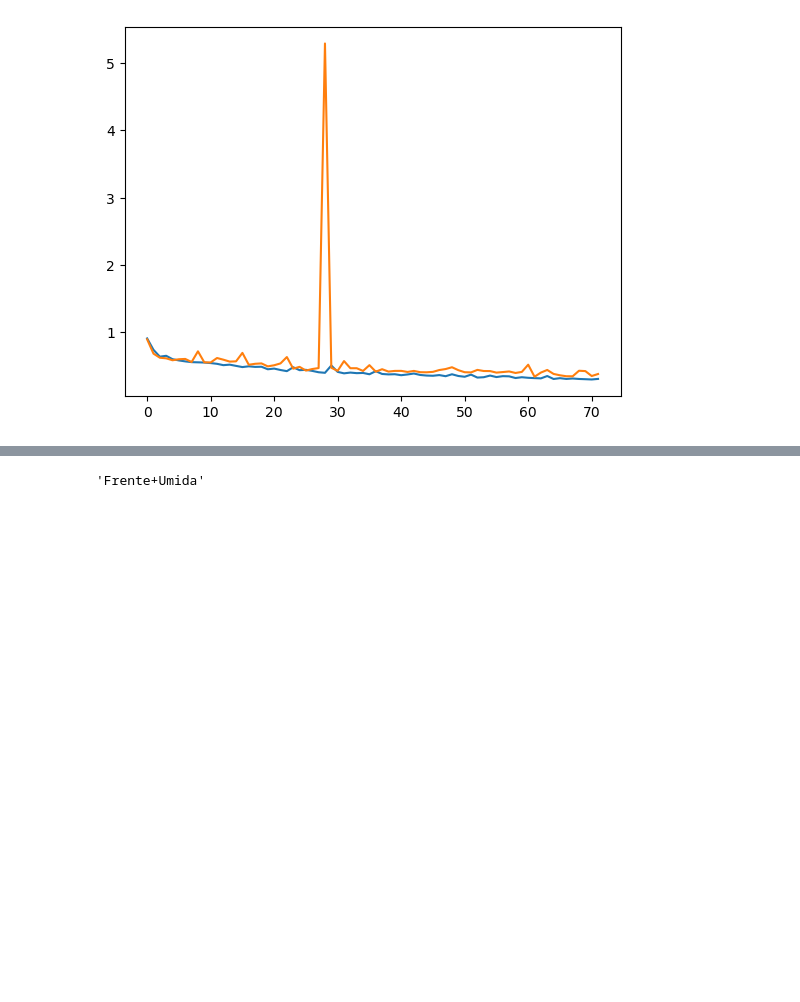
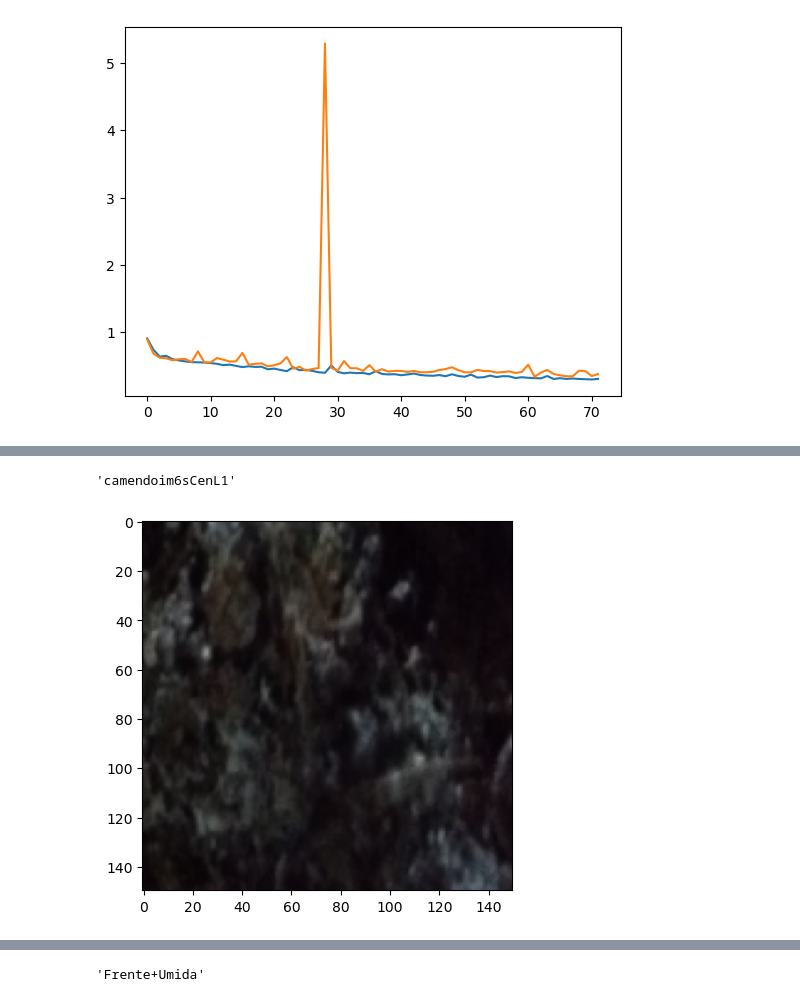
Before and after one commit to giovannav/tcc, a Jupyter notebook: plot_results.ipynb, the cells around one changed output, grey strips where cells are left out. Saved outputs shown, nothing was run; the diff lists cells and outputs as text; code cells hidden in the pictures; blank space fills up the shorter version.

Commit message:
changes in all of the final models

```diff
--- a/plot_results.ipynb
+++ b/plot_results.ipynb
@@ -119,4 +117,4 @@ AttributeError: 'bytes' object has no attribute 'shape'
 import cv2
 # %%
 from keras.models import load_model
-model = load_model('results_h5/model-NN5-3-layers-256-128-64-epochs-100-imgshape-128-batchsize-8-2023-08-11_00-38-07.h5')
+model = load_model('model_checkpoint-model-NN7CUSTOM2-epochs-100-imgshape-150-batchsize-12-2023-08-29_19-40-33.h5')
@@ -135,0 +121,11 @@ predictions_single = model.predict(img)
+# %%
+img = plt.imread('camas_tiles_test/camendoim6sCenL1/camendoim6sCenL1 (99)_bottom_right.jpg')
+# print(img.shape)
+# plt.imshow(img)
+img  = cv2.resize(img, (150, 150), interpolation = cv2.INTER_AREA)
+plt.imshow(img)
+img = (np.expand_dims(img, 0))
+predictions_single = model.predict(img)
+classes = ['Frente+Umida', 'Fundo+Intermediaria', 'Meio+Seca', 'camendoim6sCenL1']
+classes[predictions_single.argmax()]
+# %% [output]
@@ -135,0 +133,2 @@ predictions_single = model.predict(img)
+'camendoim6sCenL1'
+[figure, added]
```
Also changed, not shown: parts of 22 cells of this notebook, 16 other files.
